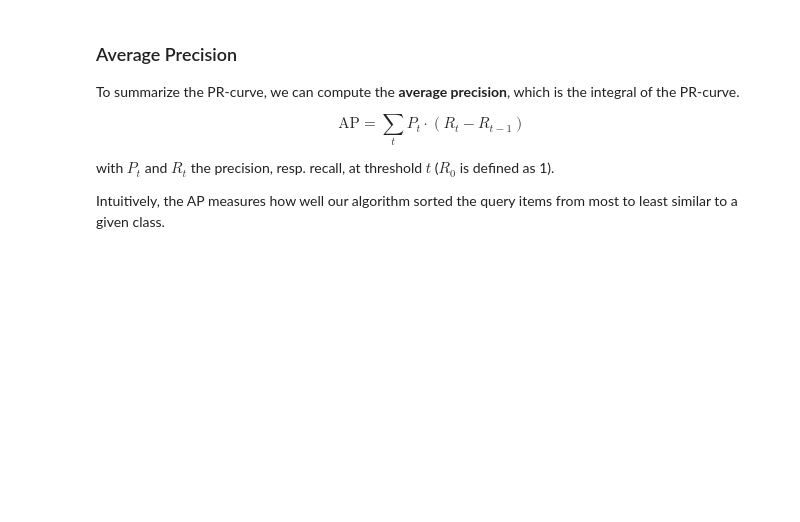
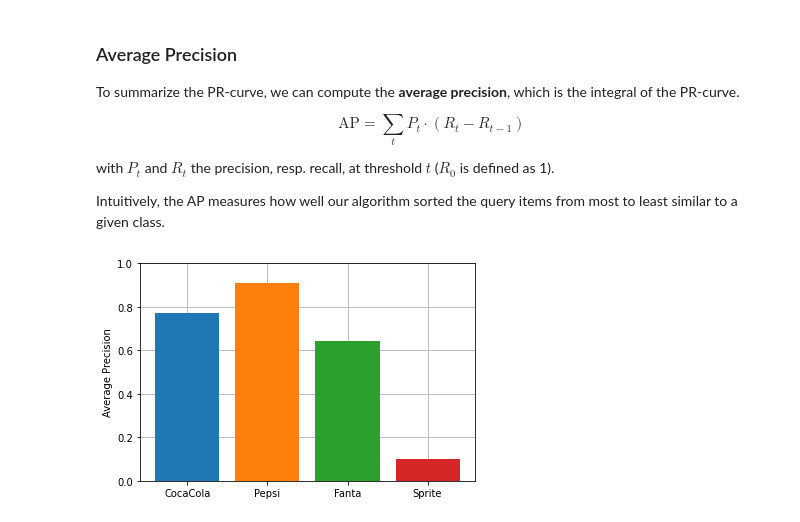
Before and after one commit to florisdf/maibi_cv, a Jupyter notebook: 2_classification/2_evaluation_metrics.ipynb, the cells around one changed output. Cells and saved outputs as stored; diff of their text form; code cells hidden in the pictures; blank space fills up the shorter version.

```diff
--- a/2_classification/2_evaluation_metrics.ipynb
+++ b/2_classification/2_evaluation_metrics.ipynb
@@ -184,9 +195,11 @@ from lib.evaluation_metrics import calc_ap
 # %%
 fig, ax = plt.subplots()
 ax.grid(zorder=0)
 ax.set_ylim([0, 1])
 
-for label in labels:
+for label in gallery_labels:
     ap = calc_ap(label, sim_mat, gallery_labels, true_labels)
     ax.bar(label, ap, zorder=3)
     ax.set_ylabel('Average Precision')
+# %% [output]
+[figure, added]
```
Also changed, not shown: parts of 7 cells of this notebook, 6 other files.
